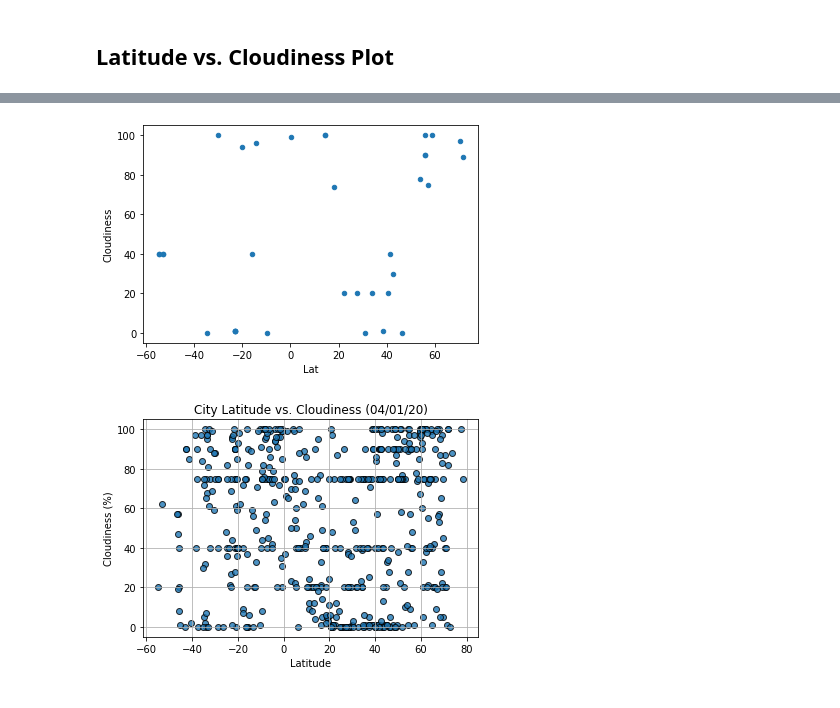
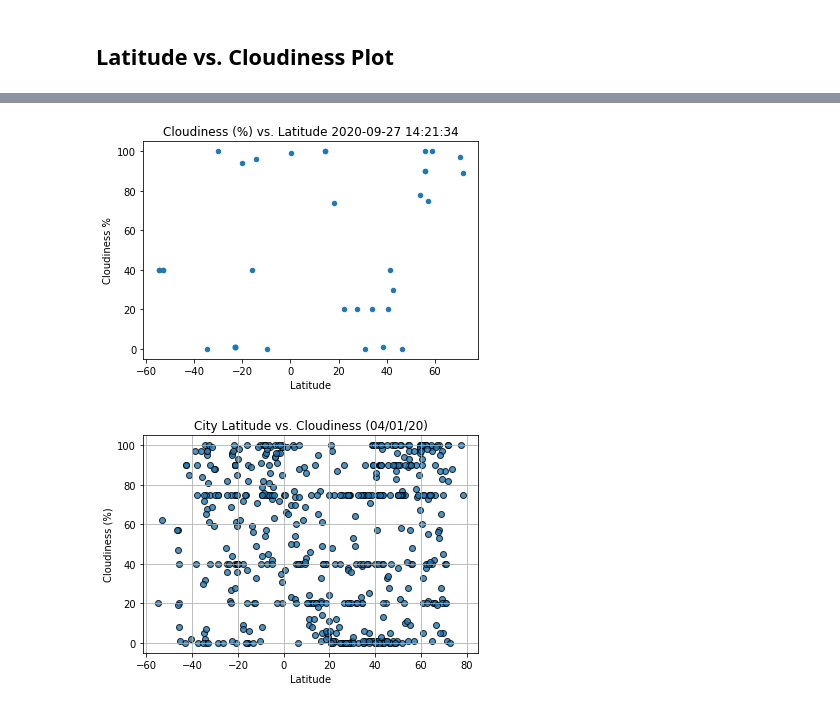
Before and after one commit to rarconaut/python-api-challenge, a Jupyter notebook: WeatherPy/WeatherPy.ipynb, the cells around one changed output, grey strips where cells are left out. Drawn from its saved outputs; the diff is of its cells as text; code cells hidden in the pictures.

```diff
--- a/WeatherPy/WeatherPy.ipynb
+++ b/WeatherPy/WeatherPy.ipynb
@@ -340,4 +349,8 @@ clean_city_data.plot.scatter(x='Lat', y='Humidity')
 ## Latitude vs. Cloudiness Plot
 # %%
 clean_city_data.plot.scatter(x='Lat', y='Cloudiness')
+# Label plot
+plt.xlabel('Latitude')
+plt.ylabel('Cloudiness %')
+plt.title(f'Cloudiness (%) vs. Latitude {date}')
 # %% [output]
@@ -345,4 +358,4 @@ clean_city_data.plot.scatter(x='Lat', y='Cloudiness')
-[figure, old version]
+[figure, new version]
 # %%
 # %% [output]
 [figure]
```
Also changed, not shown: parts of 16 cells of this notebook.
